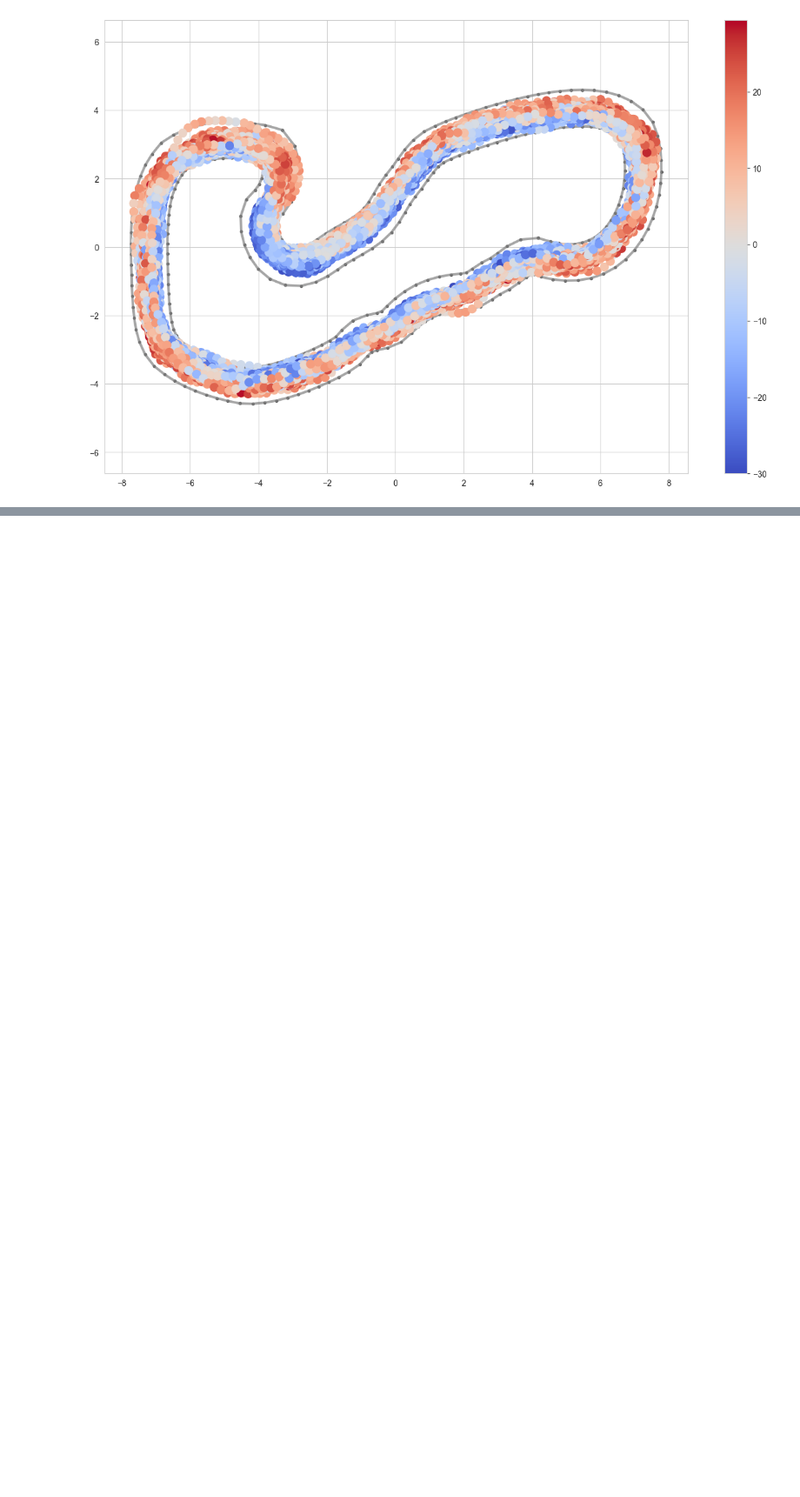
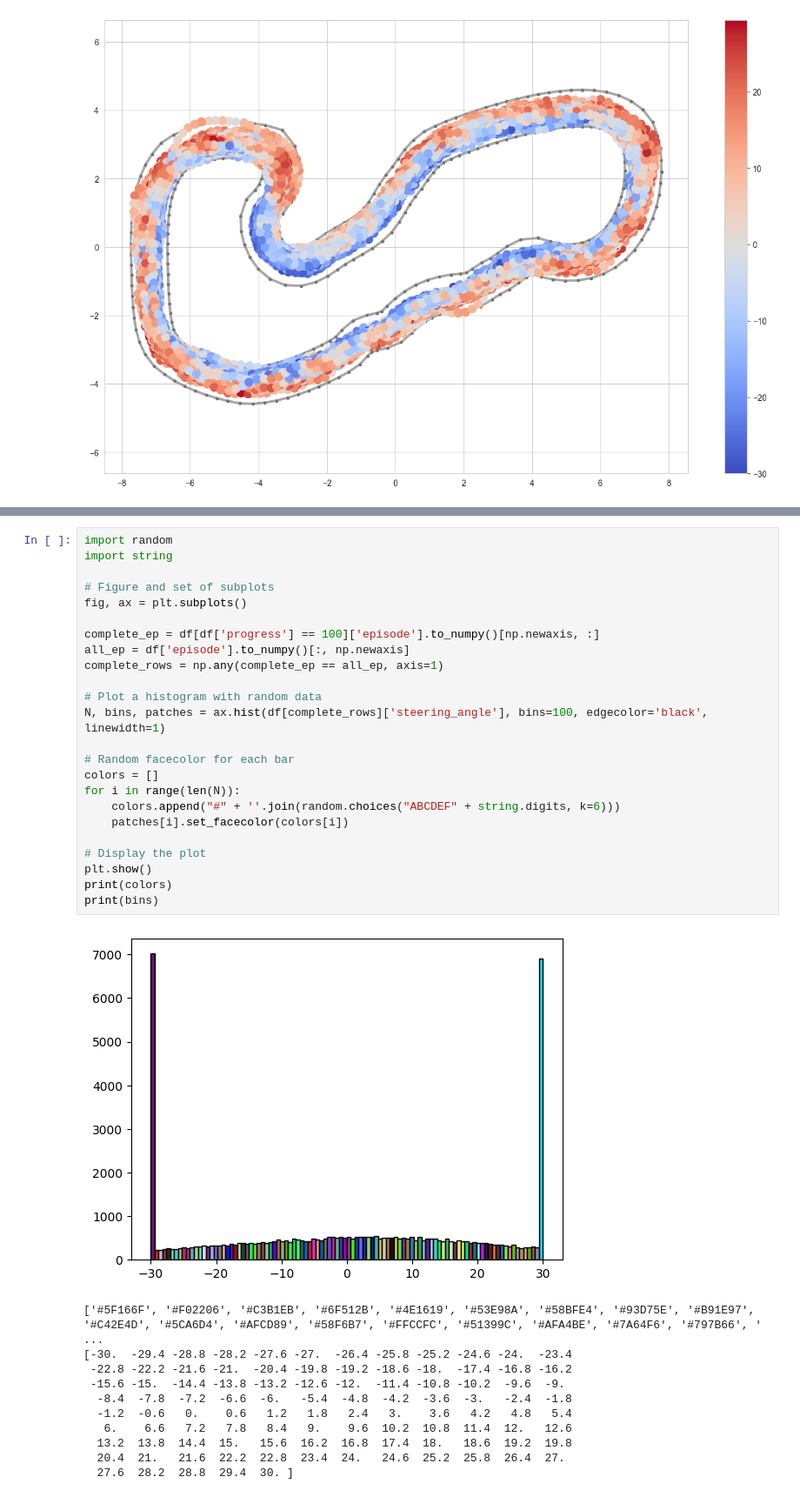
Before and after one commit to rohand2412/deepracer, a Jupyter notebook: log-analysis/steering_angle_analysis.ipynb, the cells around one changed output, grey strips where cells are left out. Shown at 87% size. Saved outputs shown, nothing was run; the diff lists cells and outputs as text; blank space fills up the shorter version.

```diff
--- a/log-analysis/steering_angle_analysis.ipynb
+++ b/log-analysis/steering_angle_analysis.ipynb
@@ -245,0 +300,36 @@ Name: 144010, dtype: object
+# %%
+import random
+import string
+
+# Figure and set of subplots
+fig, ax = plt.subplots()
+
+complete_ep = df[df['progress'] == 100]['episode'].to_numpy()[np.newaxis, :]
+all_ep = df['episode'].to_numpy()[:, np.newaxis]
+complete_rows = np.any(complete_ep == all_ep, axis=1)
+
+# Plot a histogram with random data
+N, bins, patches = ax.hist(df[complete_rows]['steering_angle'], bins=100, edgecolor='black', linewidth=1)
+
+# Random facecolor for each bar
+colors = []
+for i in range(len(N)):
+    colors.append("#" + ''.join(random.choices("ABCDEF" + string.digits, k=6)))
+    patches[i].set_facecolor(colors[i])
+
+# Display the plot
+plt.show()
+print(colors)
+print(bins)
+# %% [output]
+[figure, added]
+['#5F166F', '#F02206', '#C3B1EB', '#6F512B', '#4E1619', '#53E98A', '#58BFE4', '#93D75E', '#B91E97', '#C42E4D', '#5CA6D4', '#AFCD89', '#58F6B7', '#FFCCFC', '#51399C', '#AFA4BE', '#7A64F6', '#797B66', ' ...
+[-30.  -29.4 -28.8 -28.2 -27.6 -27.  -26.4 -25.8 -25.2 -24.6 -24.  -23.4
+ -22.8 -22.2 -21.6 -21.  -20.4 -19.8 -19.2 -18.6 -18.  -17.4 -16.8 -16.2
+ -15.6 -15.  -14.4 -13.8 -13.2 -12.6 -12.  -11.4 -10.8 -10.2  -9.6  -9.
+  -8.4  -7.8  -7.2  -6.6  -6.   -5.4  -4.8  -4.2  -3.6  -3.   -2.4  -1.8
+  -1.2  -0.6   0.    0.6   1.2   1.8   2.4   3.    3.6   4.2   4.8   5.4
+   6.    6.6   7.2   7.8   8.4   9.    9.6  10.2  10.8  11.4  12.   12.6
+  13.2  13.8  14.4  15.   15.6  16.2  16.8  17.4  18.   18.6  19.2  19.8
+  20.4  21.   21.6  22.2  22.8  23.4  24.   24.6  25.2  25.8  26.4  27.
+  27.6  28.2  28.8  29.4  30. ]
```
Also changed, not shown: parts of 10 cells of this notebook.
